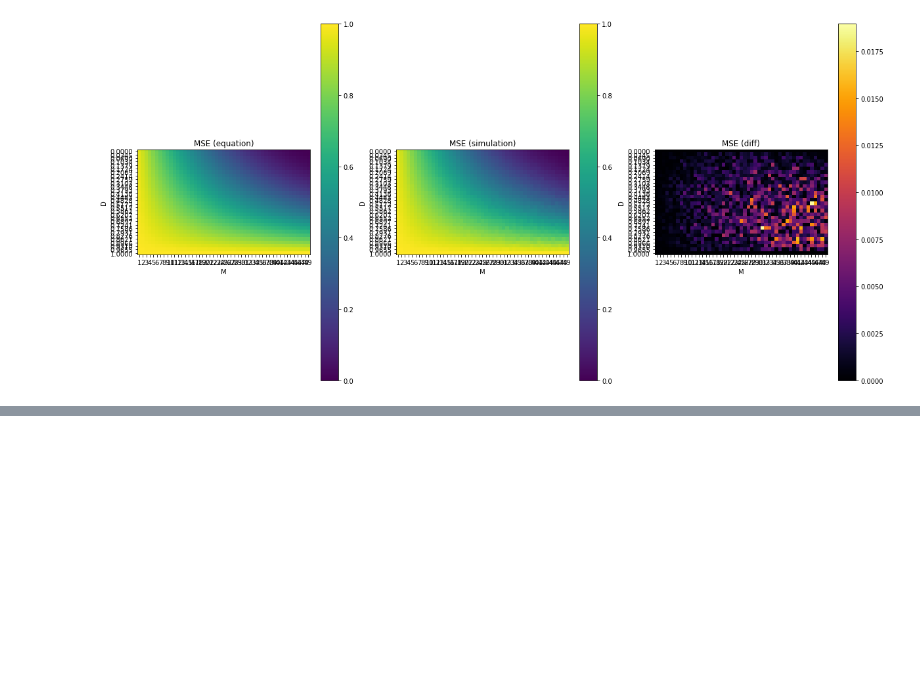
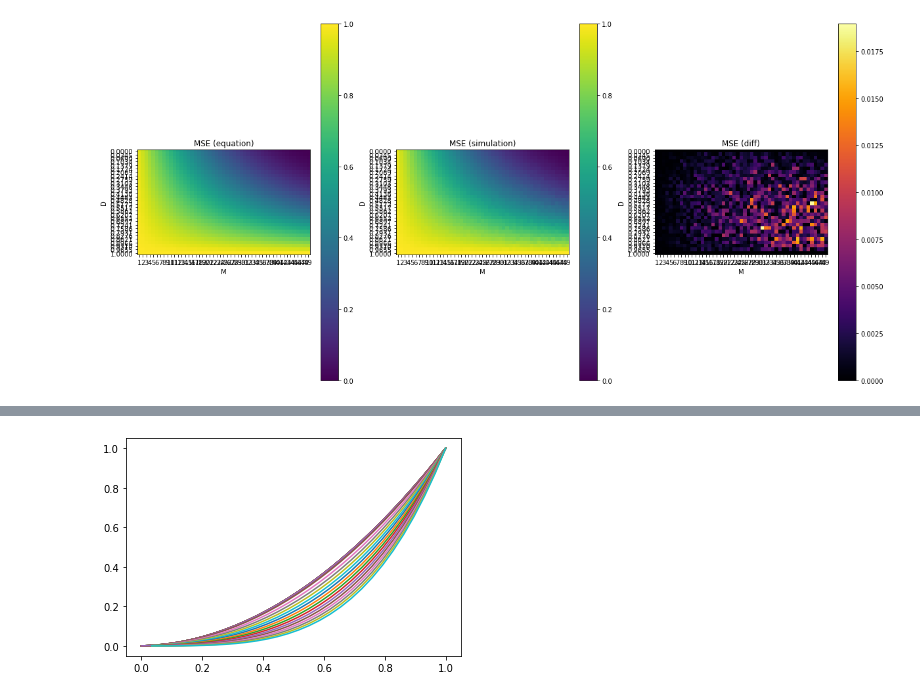
Before and after one commit to schedldave/aos-scripts, a Jupyter notebook: MSE_with_Motion.ipynb, the cells around one changed output, grey strips where cells are left out. Saved outputs shown, nothing was run; the diff lists cells and outputs as text; code cells hidden in the pictures; blank space fills up the shorter version.

```diff
--- a/MSE_with_Motion.ipynb
+++ b/MSE_with_Motion.ipynb
@@ -523,0 +560,18 @@ plt.show()
+# %%
+def correction_factor(D,N,A):
+  return (A *(-1 + D) + N)/(D * N)
+
+corr_mses = np.zeros_like(pure_mses)
+
+for D in Ds:
+  for M in Ms:
+    cf = correction_factor(D,N,int(M))
+    corr_mses[Ds.index(D), Ms.index(M)] = theoritcal_MSE(s_mean,0,0,0,D*cf,N*cf,N*cf)
+
+
+plt.figure()
+plt.plot(Ds, pure_mses)
+plt.plot(Ds, corr_mses * pure_mses)
+plt.show()
+# %% [output]
+[figure, added]
```
Also changed, not shown: parts of 2 cells of this notebook.
